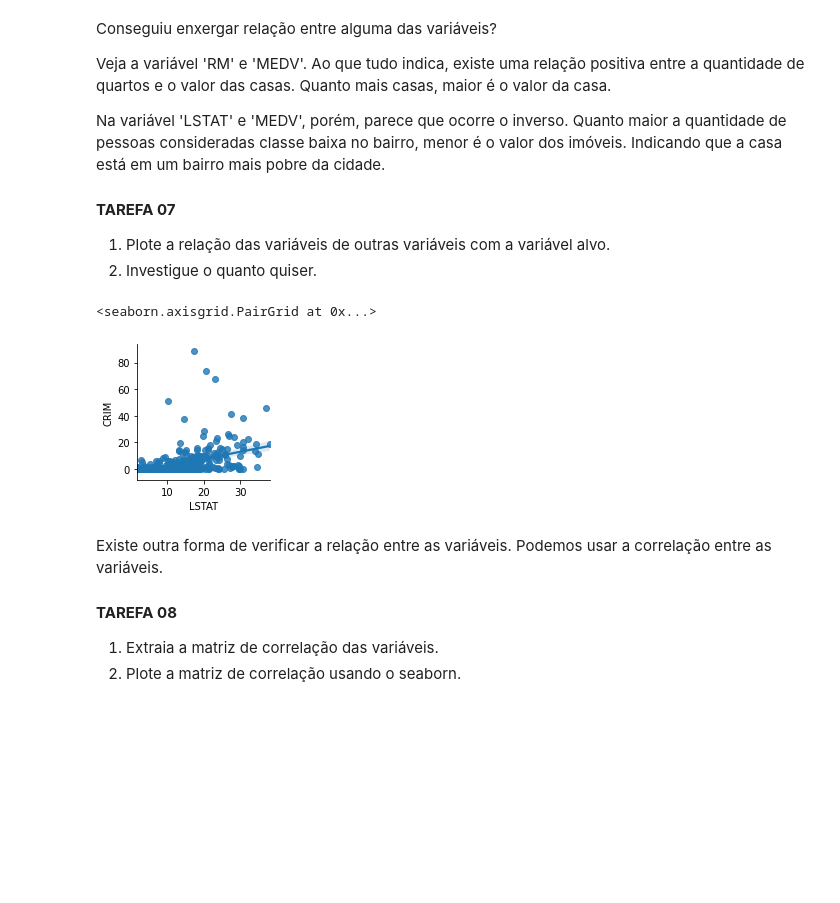
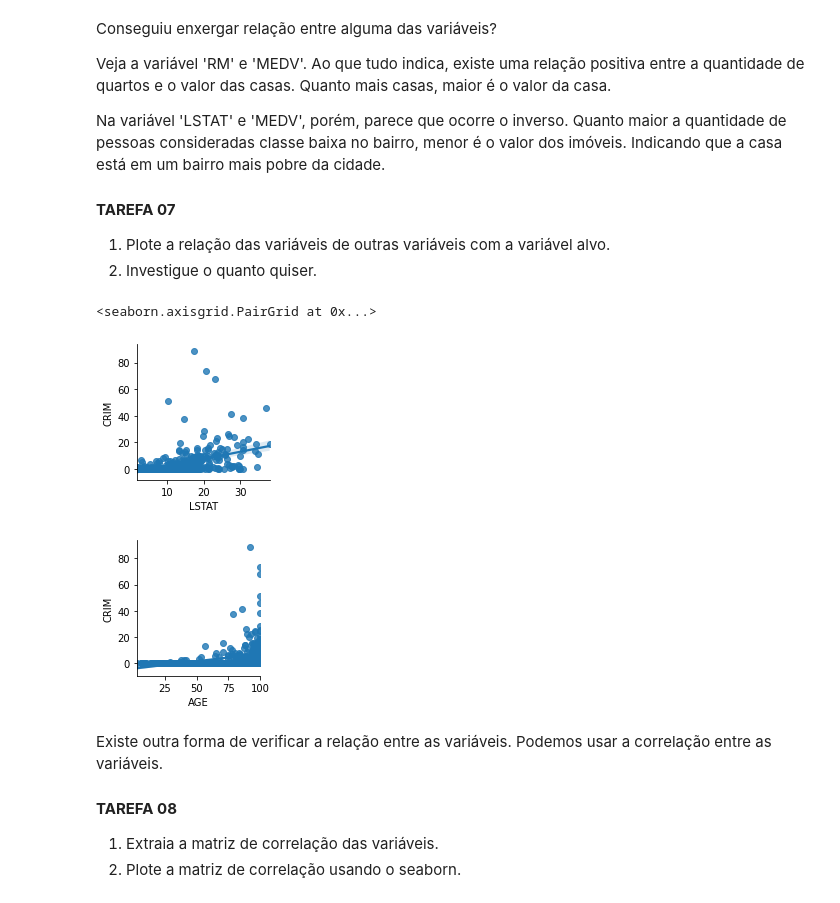
Before and after one commit to aruanalucena/br-regression-project, a Jupyter notebook: regression-project-br.ipynb, the cells around one changed output. Drawn from its saved outputs; the diff is of its cells as text; code cells hidden in the pictures; blank space fills up the shorter version.

```diff
--- a/regression-project-br.ipynb
+++ b/regression-project-br.ipynb
@@ -180,9 +208,11 @@ Na variável 'LSTAT' e 'MEDV', porém, parece que ocorre o inverso. Quanto maior
 # %%
 # Insira sua resposta aqui.
 sns.pairplot(df,x_vars=['LSTAT'],y_vars=['CRIM'], kind='reg')
+sns.pairplot(df,x_vars=['AGE'],y_vars=['CRIM'], kind='reg')
 # %% [output]
 <seaborn.axisgrid.PairGrid at 0x...>
 [figure]
+[figure, added]
 # %% [markdown]
 Existe outra forma de verificar a relação entre as variáveis. Podemos usar a correlação entre as variáveis.
 
```
Also changed, not shown: parts of 8 cells of this notebook.
